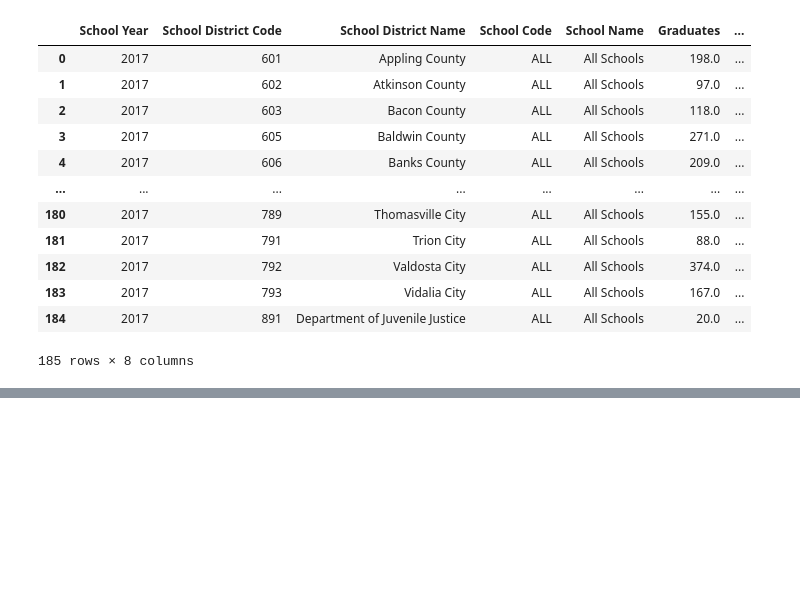
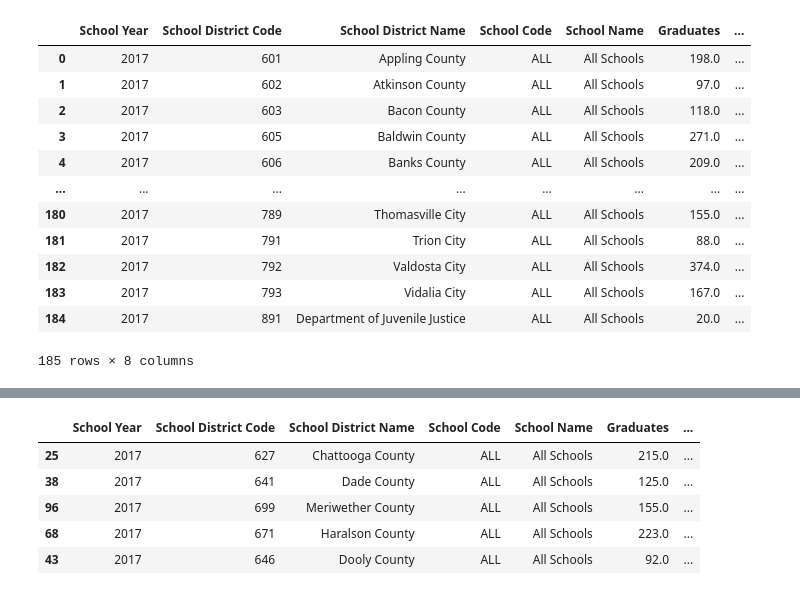
Before and after one commit to blee57/Group_ABCD_Project_1, a Jupyter notebook: performance_metric_clean.ipynb, the cells around one changed output, grey strips where cells are left out. Cells and saved outputs as stored; diff of their text form; code cells hidden in the pictures; blank space fills up the shorter version.

```diff
--- a/performance_metric_clean.ipynb
+++ b/performance_metric_clean.ipynb
@@ -144,0 +145,4 @@ school_no_TFS.plot.bar(x='School District Name', y='Percent', figsize = (40,5))
+# %%
+school_no_TFS = school_no_TFS.loc[school_no_TFS['School District Code']<1000]
+# %%
+school_sorted = school_no_TFS.sort_values('Percent', ascending = False)
@@ -145,3 +158,12 @@ school_no_TFS.plot.bar(x='School District Name', y='Percent', figsize = (40,5))
+# %%
+school_sorted.sort_values('Percent').head()
+# %% [output]
+|  | School Year | School District Code | School District Name | School Code | School Name | Graduates | ... |
+| 25 | 2017 | 627 | Chattooga County | ALL | All Schools | 215.0 | ... |
+| 38 | 2017 | 641 | Dade County | ALL | All Schools | 125.0 | ... |
+| 96 | 2017 | 699 | Meriwether County | ALL | All Schools | 155.0 | ... |
+| 68 | 2017 | 671 | Haralson County | ALL | All Schools | 223.0 | ... |
+| 43 | 2017 | 646 | Dooly County | ALL | All Schools | 92.0 | ... |
 # %%
 # Create checkpoint for cleaned performance metics dataframe
 school_clean = school_no_TFS.copy()
```
Also changed, not shown: parts of 4 cells of this notebook.
